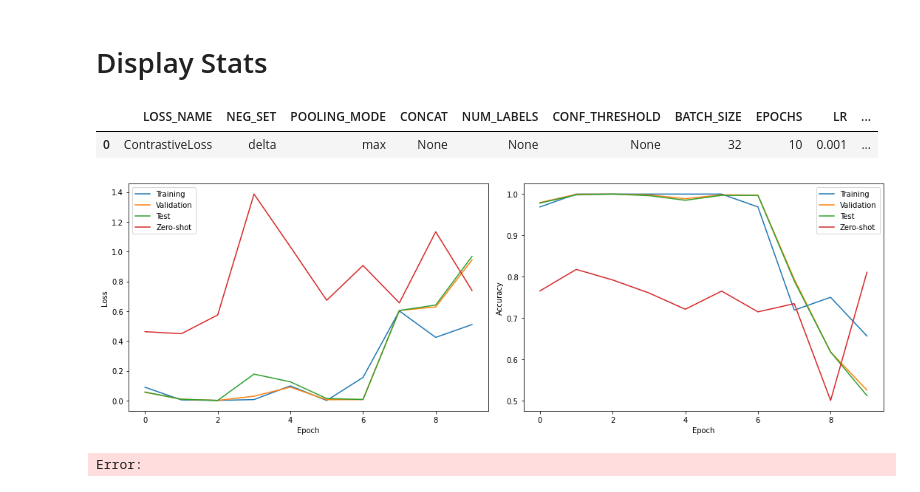
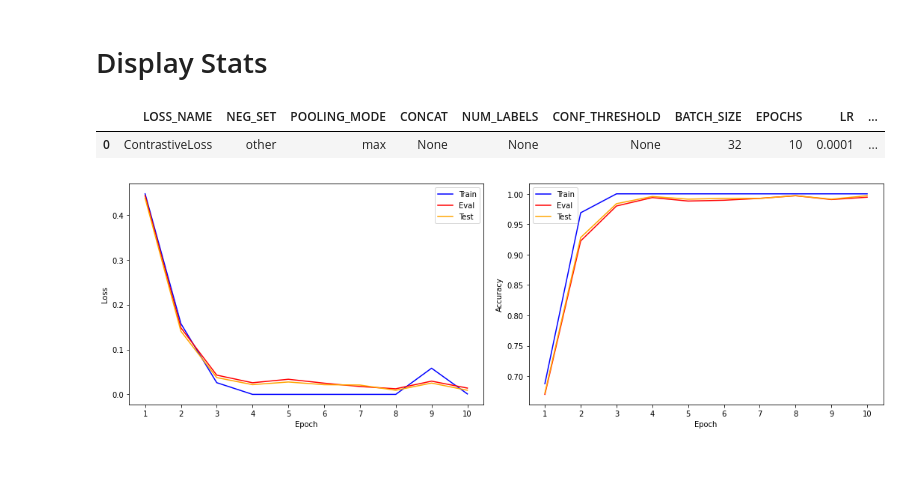
Before and after one commit to smtnkc/CoV-SNN, a Jupyter notebook: step9_train_test_contrastive.ipynb, the cells around one changed output. Cells and saved outputs as stored; diff of their text form; code cells hidden in the pictures; blank space fills up the shorter version.

Commit message:
CSCS implemented and curve plots updated

```diff
--- a/step9_train_test_contrastive.ipynb
+++ b/step9_train_test_contrastive.ipynb
@@ -331,15 +349,15 @@ Zero Loss  = 0.7387   Zero Accuracy  = 0.8010    (using median distance threshol
 f_train_stats = os.path.join(stats_dir, 'Train.csv')
 f_eval_stats = os.path.join(stats_dir, 'Eval.csv')
 f_test_stats = os.path.join(stats_dir, 'Test.csv')
-f_zero_stats = os.path.join(stats_dir, 'Zero.csv')
+#f_zero_stats = os.path.join(stats_dir, 'Zero.csv')
 
 train_stats = pd.read_csv(f_train_stats)
 eval_stats = pd.read_csv(f_eval_stats)
 test_stats = pd.read_csv(f_test_stats)
-zero_stats = pd.read_csv(f_zero_stats)
+#zero_stats = pd.read_csv(f_zero_stats)
 
 best_test_acc = test_stats["accuracy"].max()
-best_zero_acc = zero_stats["accuracy"].max()
+#best_zero_acc = zero_stats["accuracy"].max()
 
 # create a dataframe with CONSTANTS and best accuracies
 df = pd.DataFrame()
@@ -348,7 +366,7 @@ for k, v in CONSTANTS.items():
         df[k] = [v] # if v is not None else ["N/A"]
 
 df["MAX_TEST_ACC"] = best_test_acc
-df["MAX_ZERO_ACC"] = best_zero_acc
+#df["MAX_ZERO_ACC"] = best_zero_acc
 
 display(df)
 
@@ -364,33 +382,45 @@ else:
     global_stats.to_csv("global_stats.csv", index=False)
 # %% [output]
 |  | LOSS_NAME | NEG_SET | POOLING_MODE | CONCAT | NUM_LABELS | CONF_THRESHOLD | BATCH_SIZE | EPOCHS | LR | ... |
-| 0 | ContrastiveLoss | delta | max | None | None | None | 32 | 10 | 0.001 | ... |
+| 0 | ContrastiveLoss | other | max | None | None | None | 32 | 10 | 0.0001 | ... |
 # %%
 # Plot the training and validation loss and accuracy
 import matplotlib.pyplot as plt
 
 # plot loss and accuracy figures side by side
 fig, axs = plt.subplots(1, 2, figsize=(15, 5))
-axs[0].plot(train_stats["epoch"], train_stats["loss"], label="Training")
-axs[0].plot(eval_stats["epoch"], eval_stats["loss"], label="Validation")
-axs[0].plot(test_stats["epoch"], test_stats["loss"], label="Test")
-axs[0].plot(zero_stats["epoch"], zero_stats["loss"], label="Zero-shot")
+axs[0].plot(train_stats["epoch"]+1, train_stats["loss"], label="Train", color="blue")
+axs[0].plot(eval_stats["epoch"]+1, eval_stats["loss"], label="Eval", color="red")
+axs[0].plot(test_stats["epoch"]+1, test_stats["loss"], label="Test", color="orange")
+#axs[0].plot(zero_stats["epoch"], zero_stats["loss"], label="Zero-shot")
 
 axs[0].set_xlabel("Epoch")
 axs[0].set_ylabel("Loss")
 axs[0].legend()
-axs[1].plot(train_stats["epoch"], train_stats["accuracy"], label="Training")
-axs[1].plot(eval_stats["epoch"], eval_stats["accuracy"], label="Validation")
-axs[1].plot(test_stats["epoch"], test_stats["accuracy"], label="Test")
-axs[1].plot(zero_stats["epoch"], zero_stats["accuracy"], label="Zero-shot")
+axs[0].set_xticks(train_stats["epoch"]+1)  # Set x-ticks for each epoch
+
+axs[1].plot(train_stats["epoch"]+1, train_stats["accuracy"], label="Train", color="blue")
+axs[1].plot(eval_stats["epoch"]+1, eval_stats["accuracy"], label="Eval", color="red")
+axs[1].plot(test_stats["epoch"]+1, test_stats["accuracy"], label="Test", color="orange")
+#axs[1].plot(zero_stats["epoch"], zero_stats["accuracy"], label="Zero-shot")
 
 axs[1].set_xlabel("Epoch")
 axs[1].set_ylabel("Accuracy")
 axs[1].legend()
+axs[1].set_xticks(train_stats["epoch"]+1)  # Set x-ticks for each epoch
+
+
+font_size = 16
+plt.rc('font', size=font_size)
+plt.rc('axes', titlesize=font_size)
+plt.rc('axes', labelsize=font_size)
+plt.rc('xtick', labelsize=font_size-4)
+plt.rc('ytick', labelsize=font_size-4)
+plt.rc('legend', fontsize=font_size)
+plt.rc('figure', titlesize=font_size)
 plt.tight_layout()
 #save as pdf
 plt.savefig(os.path.join(stats_dir, "plot.pdf"))
 plt.show()
 # %% [output]
-[figure, old version]
+[figure, new version]
-Error:
```
Also changed, not shown: parts of 6 cells of this notebook, 16 other files.
